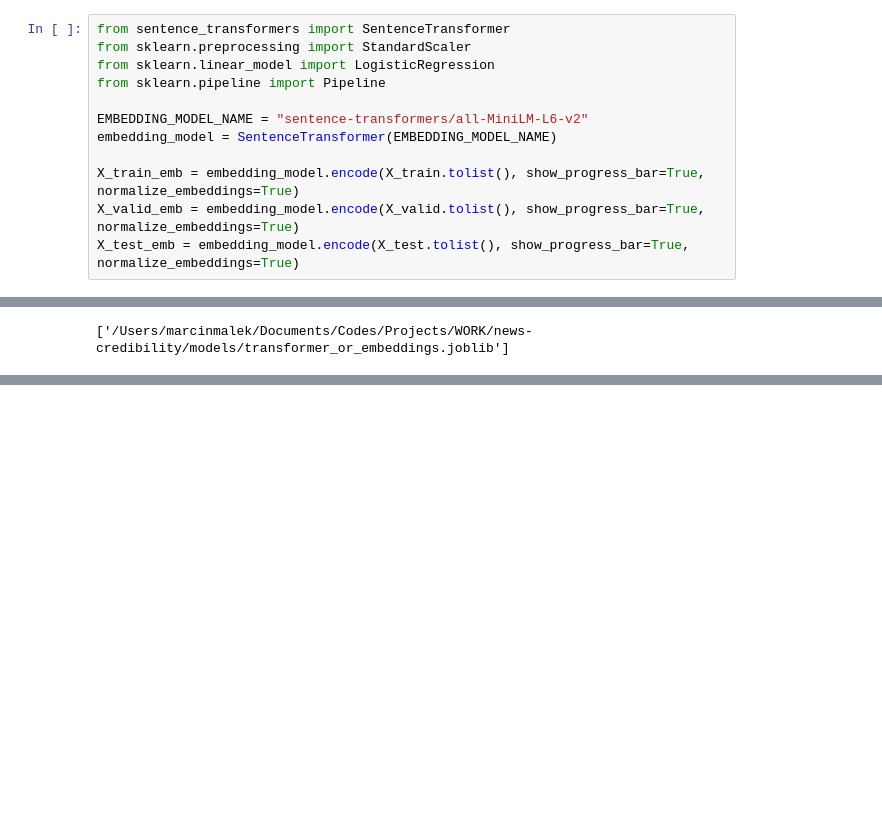
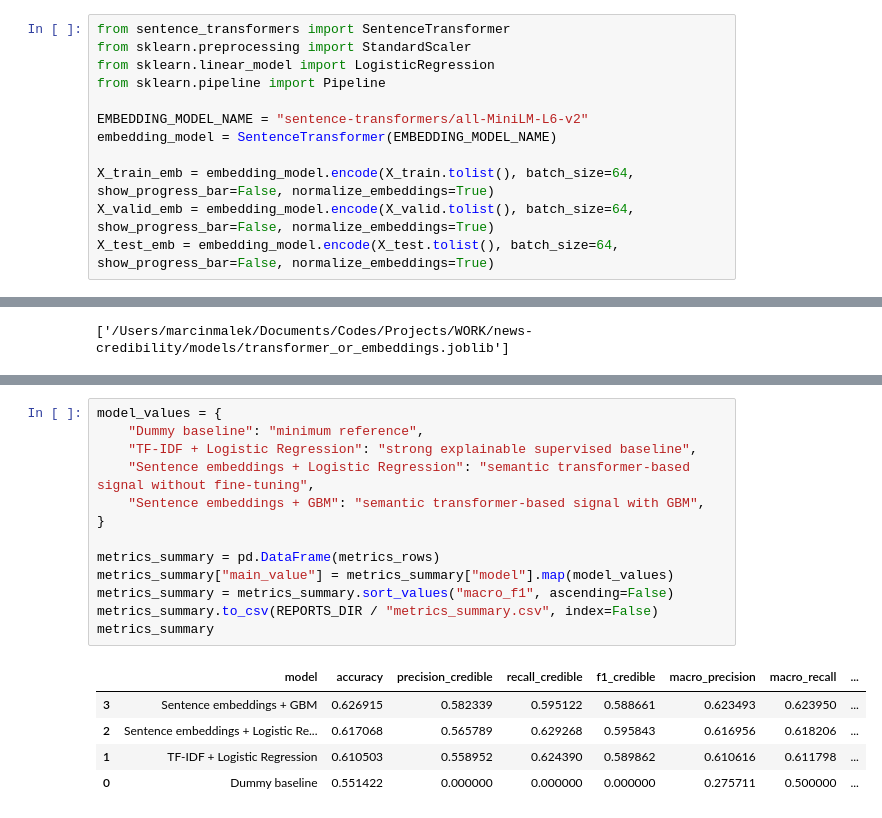
Before and after one commit to greyish-pelagia/news-credibility, a Jupyter notebook: analysis.ipynb, the cells around one changed output, grey strips where cells are left out. Drawn from its saved outputs; the diff is of its cells as text; blank space fills up the shorter version.

```diff
--- a/analysis.ipynb
+++ b/analysis.ipynb
@@ -252,6 +254,6 @@ from sklearn.pipeline import Pipeline
 EMBEDDING_MODEL_NAME = "sentence-transformers/all-MiniLM-L6-v2"
 embedding_model = SentenceTransformer(EMBEDDING_MODEL_NAME)
 
-X_train_emb = embedding_model.encode(X_train.tolist(), show_progress_bar=True, normalize_embeddings=True)
-X_valid_emb = embedding_model.encode(X_valid.tolist(), show_progress_bar=True, normalize_embeddings=True)
-X_test_emb = embedding_model.encode(X_test.tolist(), show_progress_bar=True, normalize_embeddings=True)
+X_train_emb = embedding_model.encode(X_train.tolist(), batch_size=64, show_progress_bar=False, normalize_embeddings=True)
+X_valid_emb = embedding_model.encode(X_valid.tolist(), batch_size=64, show_progress_bar=False, normalize_embeddings=True)
+X_test_emb = embedding_model.encode(X_test.tolist(), batch_size=64, show_progress_bar=False, normalize_embeddings=True)
@@ -344,0 +371,19 @@ save_confusion_matrix(
+# %%
+model_values = {
+    "Dummy baseline": "minimum reference",
+    "TF-IDF + Logistic Regression": "strong explainable supervised baseline",
+    "Sentence embeddings + Logistic Regression": "semantic transformer-based signal without fine-tuning",
+    "Sentence embeddings + GBM": "semantic transformer-based signal with GBM",
+}
+
+metrics_summary = pd.DataFrame(metrics_rows)
+metrics_summary["main_value"] = metrics_summary["model"].map(model_values)
+metrics_summary = metrics_summary.sort_values("macro_f1", ascending=False)
+metrics_summary.to_csv(REPORTS_DIR / "metrics_summary.csv", index=False)
+metrics_summary
+# %% [output]
+|  | model | accuracy | precision_credible | recall_credible | f1_credible | macro_precision | macro_recall | ... |
+| 3 | Sentence embeddings + GBM | 0.626915 | 0.582339 | 0.595122 | 0.588661 | 0.623493 | 0.623950 | ... |
+| 2 | Sentence embeddings + Logistic Re... | 0.617068 | 0.565789 | 0.629268 | 0.595843 | 0.616956 | 0.618206 | ... |
+| 1 | TF-IDF + Logistic Regression | 0.610503 | 0.558952 | 0.624390 | 0.589862 | 0.610616 | 0.611798 | ... |
+| 0 | Dummy baseline | 0.551422 | 0.000000 | 0.000000 | 0.000000 | 0.275711 | 0.500000 | ... |
```
Also changed, not shown: parts of 17 cells of this notebook, 9 other files.
